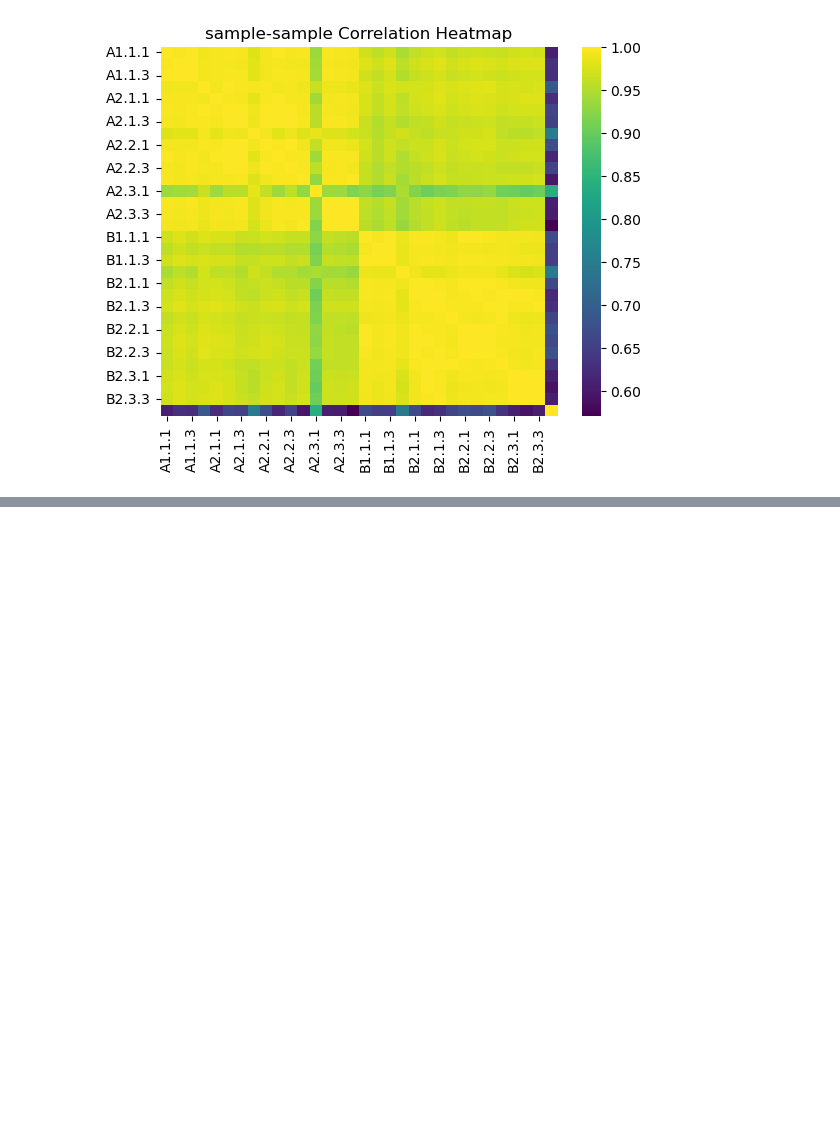
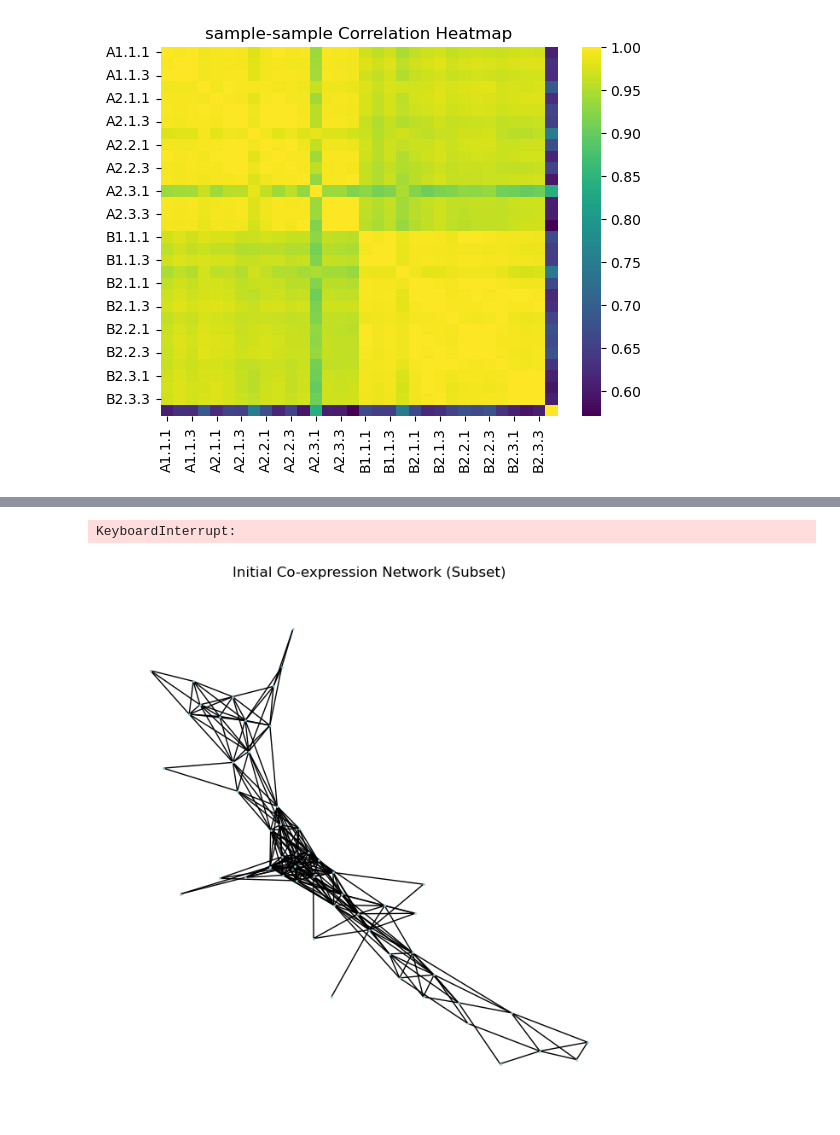
Before and after one commit to Finebouche/transcriptome_dataset, a Jupyter notebook: August_check_data.ipynb, the cells around one changed output, grey strips where cells are left out. Drawn from its saved outputs; the diff is of its cells as text; code cells hidden in the pictures; blank space fills up the shorter version.

Commit message:
FIRST NETWORK STUFF

```diff
--- a/August_check_data.ipynb
+++ b/August_check_data.ipynb
@@ -73,3 +64,6 @@ plt.title('sample-sample Correlation Heatmap')
 plt.show()
 # %% [output]
 [figure]
+# %%
+# Calculate gene-gene correlation matrix in a single line
+gene_correlation_matrix = df.T.corr(method='pearson')
@@ -75,0 +87,15 @@ plt.show()
+# %%
+threshold = 0.8  # for example
+filtered_corr_matrix = gene_correlation_matrix[(gene_correlation_matrix >= threshold) & (gene_correlation_matrix != 1.0)]
+# %%
+import networkx as nx
+
+G = nx.Graph()
+
+for gene1 in filtered_corr_matrix.index:
+    for gene2 in filtered_corr_matrix.columns:
+        correlation = filtered_corr_matrix.loc[gene1, gene2]
+        if not np.isnan(correlation):
+            G.add_edge(gene1, gene2, weight=correlation)
+# %% [output]
+KeyboardInterrupt:
@@ -75,0 +110,22 @@ plt.show()
+# %%
+# Select first 100 genes for testing
+subset_corr_matrix = gene_correlation_matrix.iloc[:100, :100]
+threshold = 0.85  # for example
+filtered_subset_corr_matrix = subset_corr_matrix[(subset_corr_matrix >= threshold) & (subset_corr_matrix != 1.0)]
+
+G_subset = nx.Graph()
+
+for gene1 in filtered_subset_corr_matrix.index:
+    for gene2 in filtered_subset_corr_matrix.columns:
+        correlation = filtered_subset_corr_matrix.loc[gene1, gene2]
+        if not np.isnan(correlation):
+            G_subset.add_edge(gene1, gene2, weight=correlation)
+# %%
+
+pos_subset = nx.spring_layout(G_subset)
+fig, ax = plt.subplots(figsize=(8, 8))
+nx.draw(G_subset, pos_subset, ax=ax, with_labels=False, node_color="skyblue", node_size=1, font_size=1)
+plt.title("Initial Co-expression Network (Subset)")
+plt.show()
+# %% [output]
+[figure, added]
```
Also changed, not shown: parts of 4 cells of this notebook, 1 other file.
